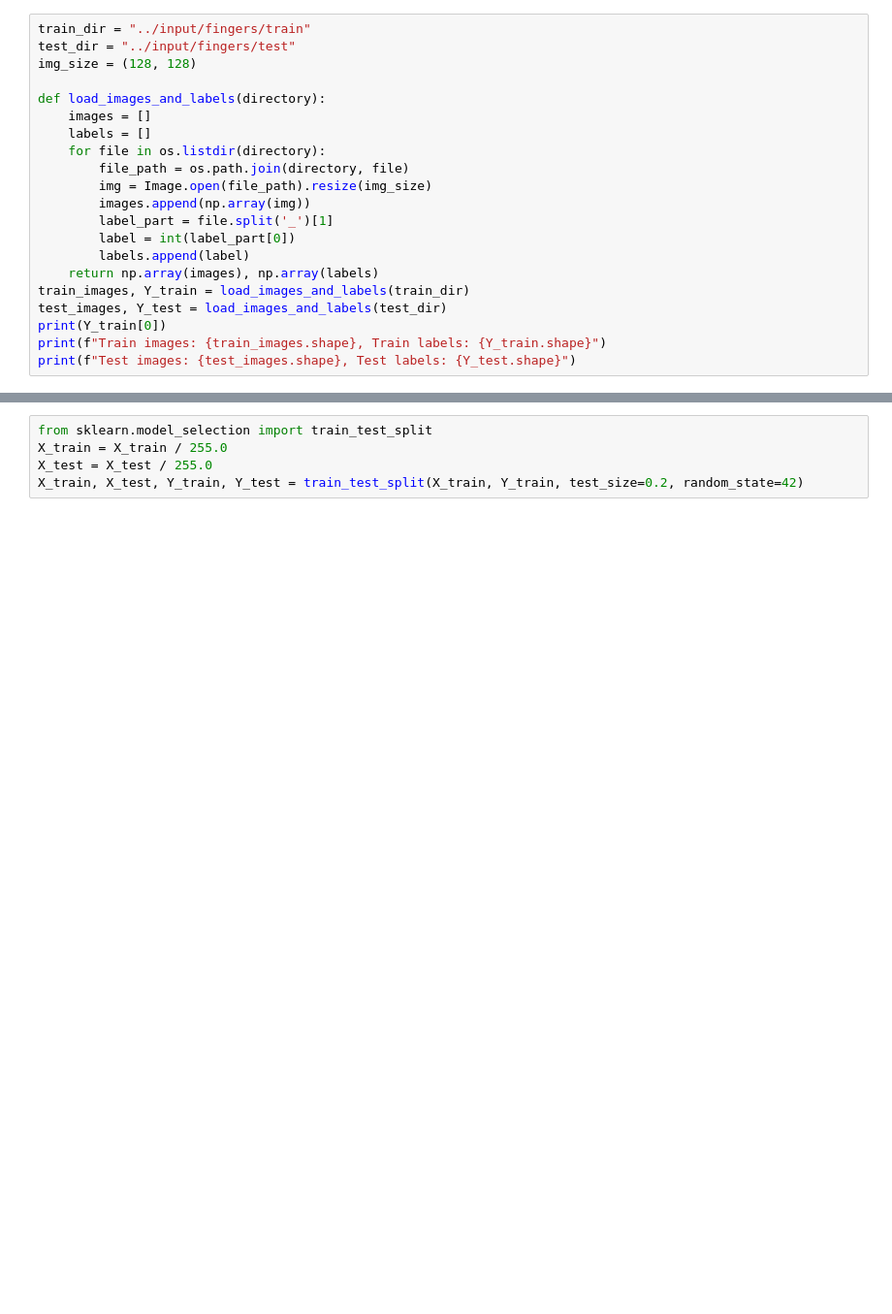
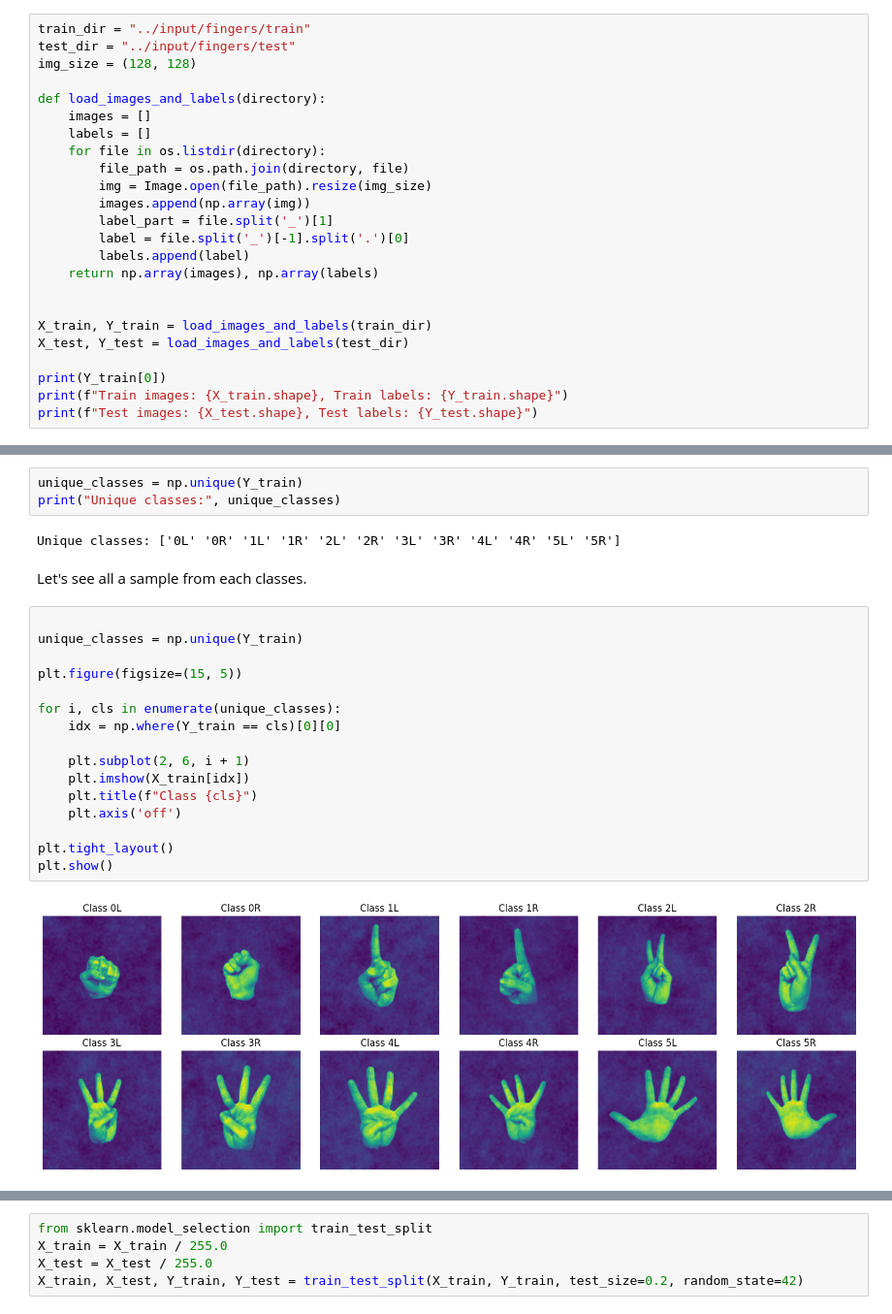
Before and after one commit to 74NV1R/CNN_Application, a Jupyter notebook: cnn-application.ipynb, the cells around one changed output, grey strips where cells are left out. Shown at 97% size. Cells and saved outputs as stored; diff of their text form; blank space fills up the shorter version.

```diff
--- a/cnn-application.ipynb
+++ b/cnn-application.ipynb
@@ -31,12 +39,15 @@ def load_images_and_labels(directory):
         img = Image.open(file_path).resize(img_size)
         images.append(np.array(img))
         label_part = file.split('_')[1]
-        label = int(label_part[0])
+        label = file.split('_')[-1].split('.')[0]
         labels.append(label)
     return np.array(images), np.array(labels)
-train_images, Y_train = load_images_and_labels(train_dir)
-test_images, Y_test = load_images_and_labels(test_dir)
+
+
+X_train, Y_train = load_images_and_labels(train_dir)
+X_test, Y_test = load_images_and_labels(test_dir)
+
 print(Y_train[0])
-print(f"Train images: {train_images.shape}, Train labels: {Y_train.shape}")
-print(f"Test images: {test_images.shape}, Test labels: {Y_test.shape}")
+print(f"Train images: {X_train.shape}, Train labels: {Y_train.shape}")
+print(f"Test images: {X_test.shape}, Test labels: {Y_test.shape}")
 # %% [output]
@@ -45,0 +59,25 @@ Test images: (3600, 128, 128), Test labels: (3600,)
+# %%
+unique_classes = np.unique(Y_train)
+print("Unique classes:", unique_classes)
+# %% [output]
+Unique classes: ['0L' '0R' '1L' '1R' '2L' '2R' '3L' '3R' '4L' '4R' '5L' '5R']
+# %% [markdown]
+Let's see all a sample from each classes.
+# %%
+
+unique_classes = np.unique(Y_train)
+
+plt.figure(figsize=(15, 5))
+
+for i, cls in enumerate(unique_classes):
+    idx = np.where(Y_train == cls)[0][0]
+
+    plt.subplot(2, 6, i + 1)
+    plt.imshow(X_train[idx])
+    plt.title(f"Class {cls}")
+    plt.axis('off')
+
+plt.tight_layout()
+plt.show()
+# %% [output]
+[figure, added]
```
Also changed, not shown: parts of 24 cells of this notebook.
